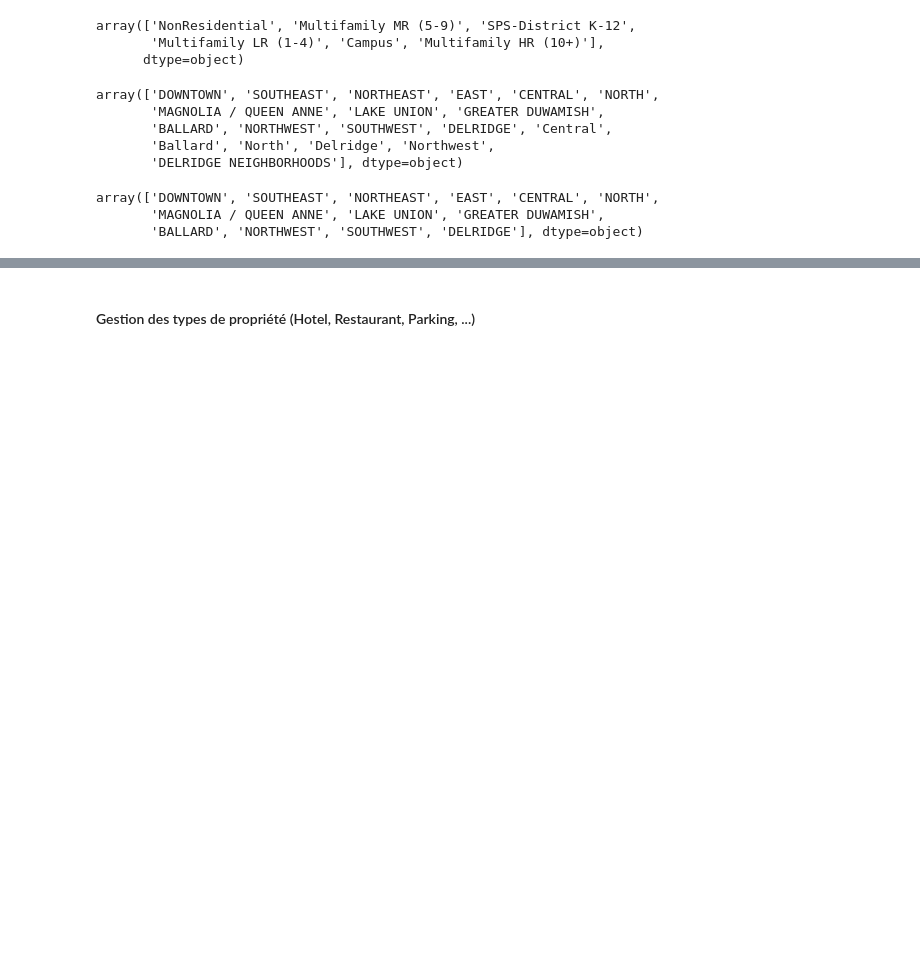
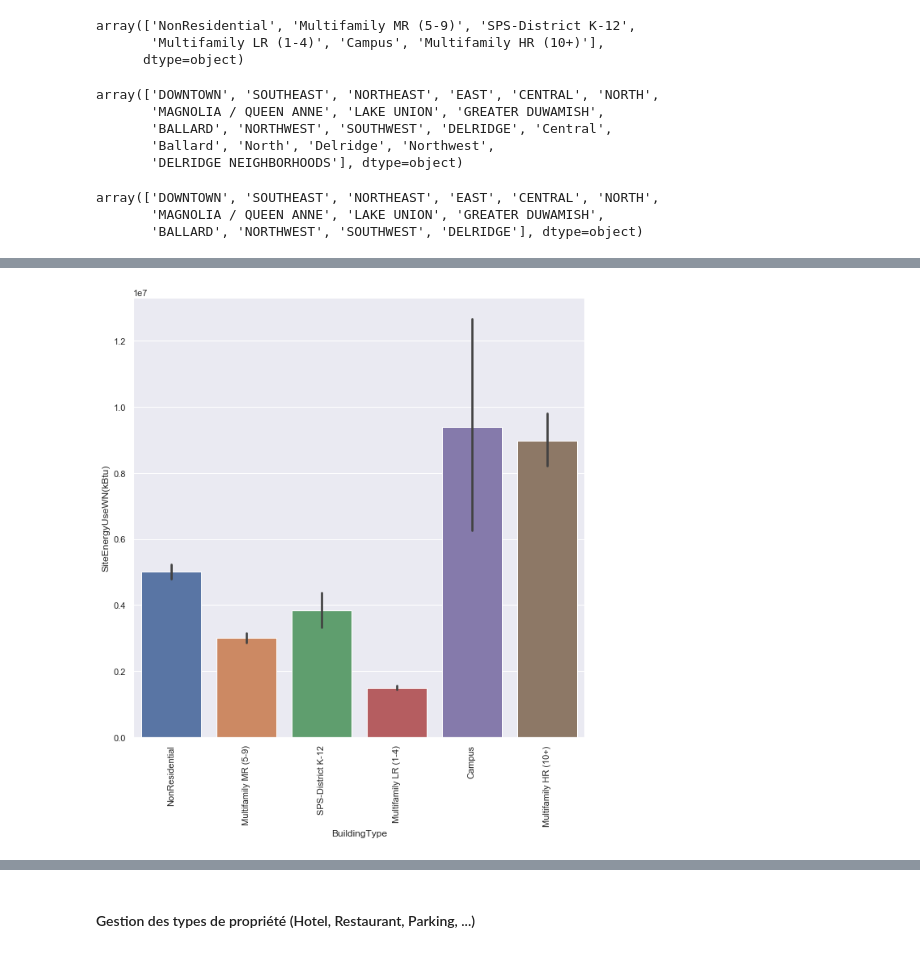
Before and after one commit to Julien-Martin/OC-IML-P3, a Jupyter notebook: Data Cleaning.ipynb, the cells around one changed output, grey strips where cells are left out. Saved outputs shown, nothing was run; the diff lists cells and outputs as text; code cells hidden in the pictures; blank space fills up the shorter version.

```diff
--- a/Data Cleaning.ipynb
+++ b/Data Cleaning.ipynb
@@ -352,0 +425,4 @@ array(['DOWNTOWN', 'SOUTHEAST', 'NORTHEAST', 'EAST', 'CENTRAL', 'NORTH',
+# %%
+def rotate_label(axe, angle):
+    for item in axe.get_xticklabels():
+        item.set_rotation(angle)
@@ -352,0 +542,7 @@ array(['DOWNTOWN', 'SOUTHEAST', 'NORTHEAST', 'EAST', 'CENTRAL', 'NORTH',
+# %%
+plt.figure(figsize=(10, 10))
+axes = sns.barplot(x="BuildingType", y="SiteEnergyUseWN(kBtu)", data=data)
+rotate_label(axes, 90)
+plt.show()
+# %% [output]
+[figure, added]
```
Also changed, not shown: parts of 75 cells of this notebook.
